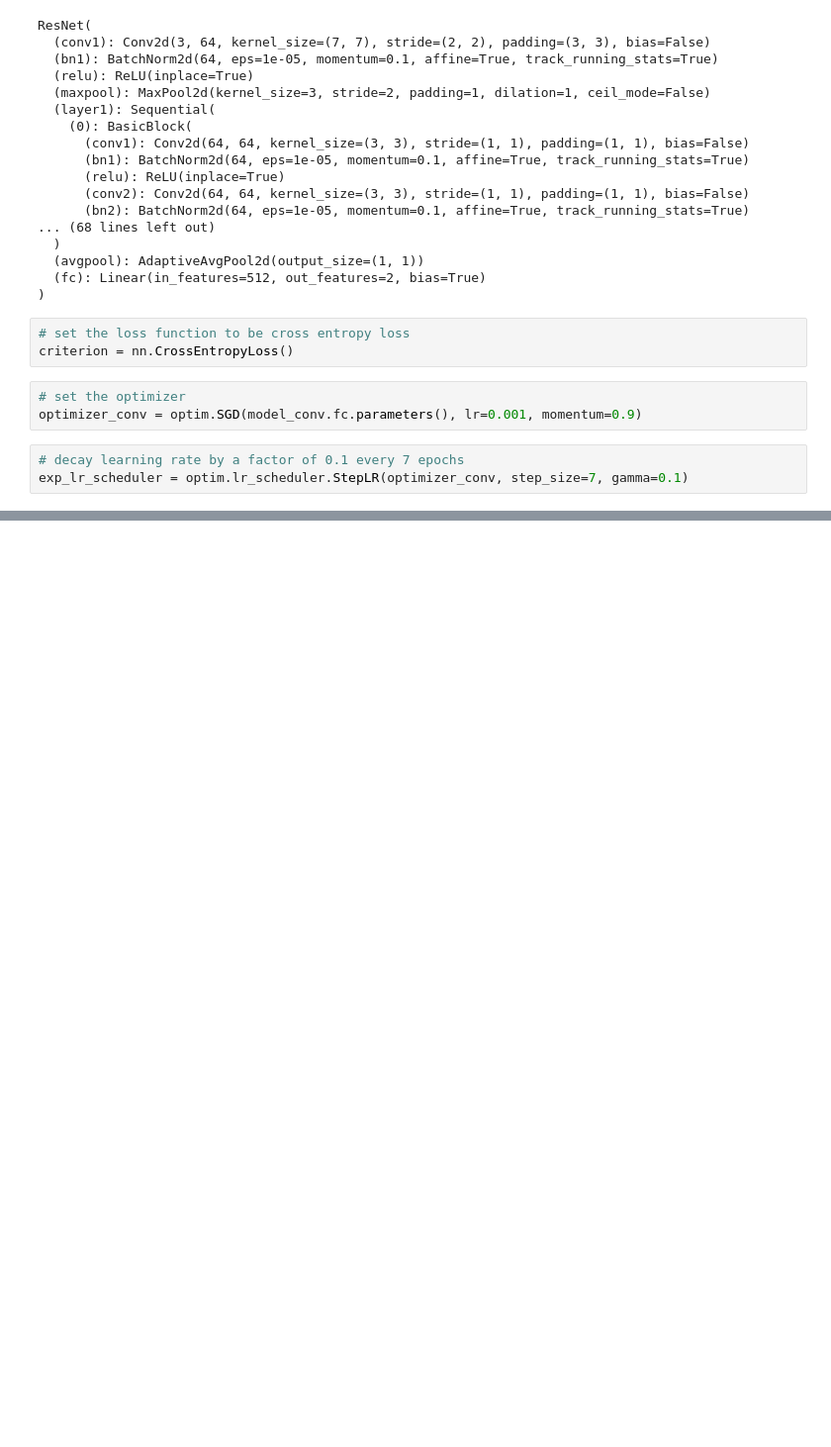
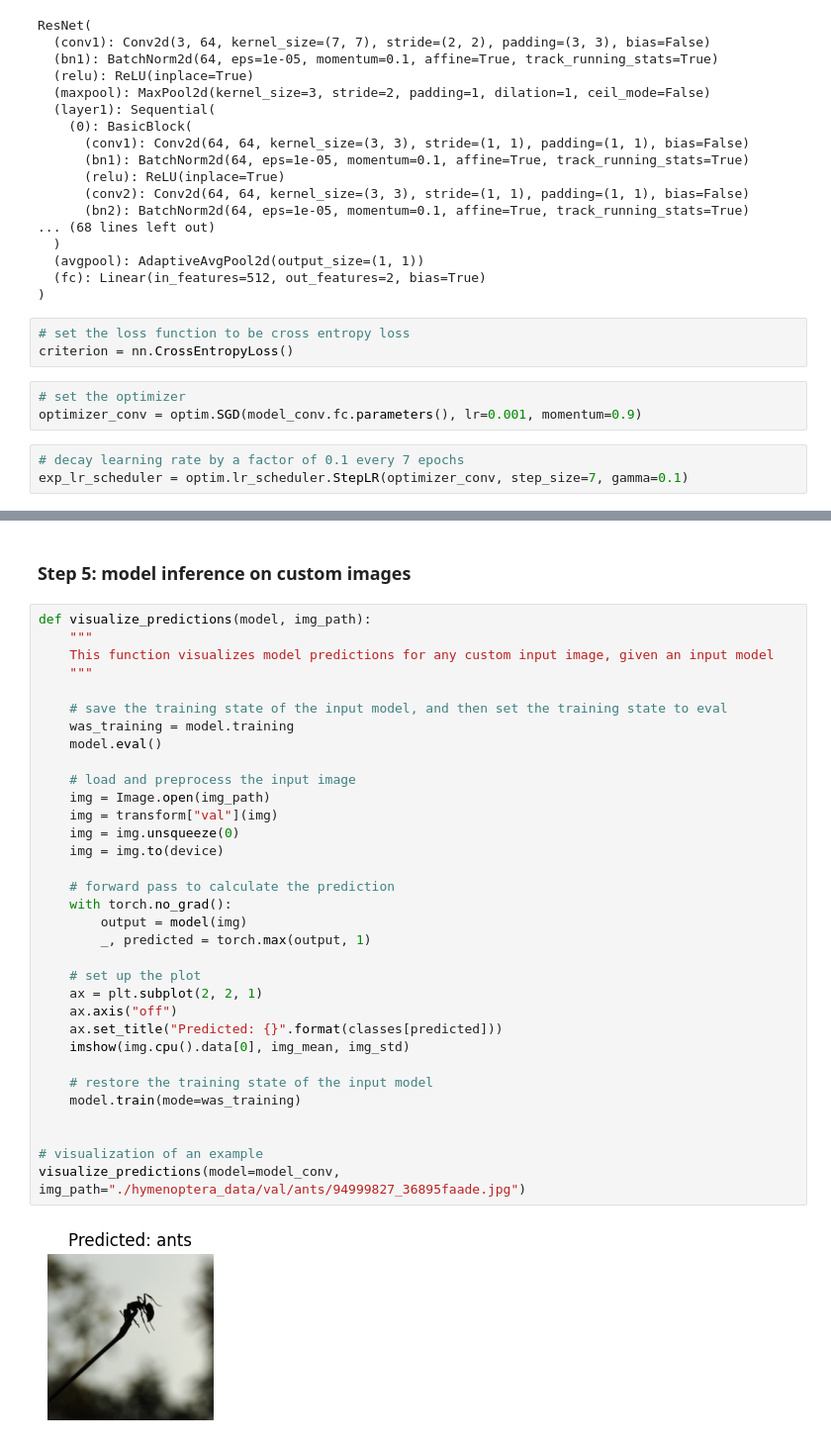
Before and after one commit to Willamette-OR/torch_nn_examples, a Jupyter notebook: transfer_learning/model.ipynb, the cells around one changed output, grey strips where cells are left out. Shown at 99% size. Saved outputs shown, nothing was run; the diff lists cells and outputs as text; blank space fills up the shorter version.

Commit message:
Added a function to visualize model preds for custom images

```diff
--- a/transfer_learning/model.ipynb
+++ b/transfer_learning/model.ipynb
@@ -308,0 +309,37 @@ Best val accuracy: 0.9608
+# %% [markdown]
+### Step 5: model inference on custom images
+# %%
+def visualize_predictions(model, img_path):
+    """
+    This function visualizes model predictions for any custom input image, given an input model
+    """
+
+    # save the training state of the input model, and then set the training state to eval
+    was_training = model.training
+    model.eval()
+
+    # load and preprocess the input image
+    img = Image.open(img_path)
+    img = transform["val"](img)
+    img = img.unsqueeze(0)
+    img = img.to(device)
+
+    # forward pass to calculate the prediction
+    with torch.no_grad():
+        output = model(img)
+        _, predicted = torch.max(output, 1)
+
+    # set up the plot
+    ax = plt.subplot(2, 2, 1)
+    ax.axis("off")
+    ax.set_title("Predicted: {}".format(classes[predicted]))
+    imshow(img.cpu().data[0], img_mean, img_std)
+
+    # restore the training state of the input model
+    model.train(mode=was_training)
+
+
+# visualization of an example
+visualize_predictions(model=model_conv, img_path="./hymenoptera_data/val/ants/94999827_36895faade.jpg")
+# %% [output]
+[figure, added]
```
Also changed, not shown: parts of 6 cells of this notebook.
